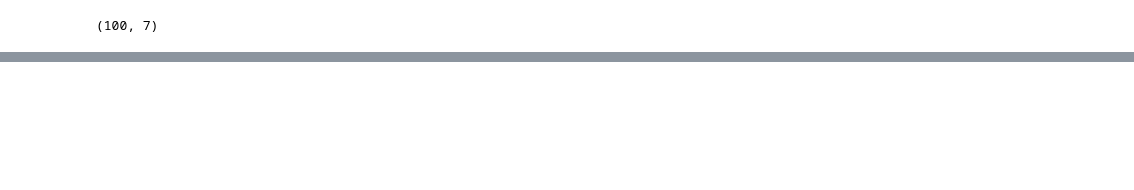
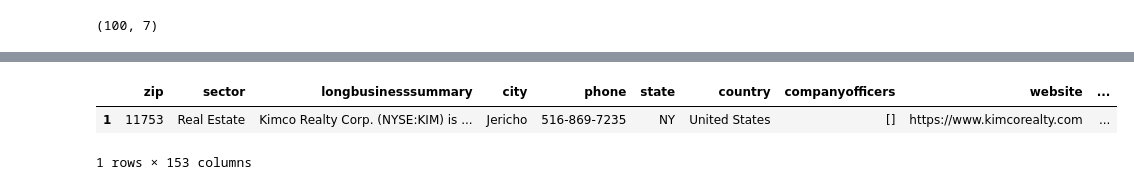
Before and after one commit to msabir10/Final_Project, a Jupyter notebook: Yahoo_Finance.ipynb, the cells around one changed output, grey strips where cells are left out. Saved outputs shown, nothing was run; the diff lists cells and outputs as text; code cells hidden in the pictures; blank space fills up the shorter version.

```diff
--- a/Yahoo_Finance.ipynb
+++ b/Yahoo_Finance.ipynb
@@ -560,3 +560,11 @@ tick_df
+# %%
+tick_df = tick_df.rename(columns={"symbol" : "Ticker"})
+# %%
+tick_df
+# %% [output]
+|  | zip | sector | longbusinesssummary | city | phone | state | country | companyofficers | website | ... |
+| 1 | 11753 | Real Estate | Kimco Realty Corp. (NYSE:KIM) is ... | Jericho | 516-869-7235 | NY | United States | [] | https://www.kimcorealty.com | ... |
+1 rows × 153 columns
 # %%
 #Selected Ticker to Postgres
 tick_df.to_sql(name='ticker', con=engine, if_exists='replace')
```
Also changed, not shown: parts of 11 cells of this notebook, 4 other files.
